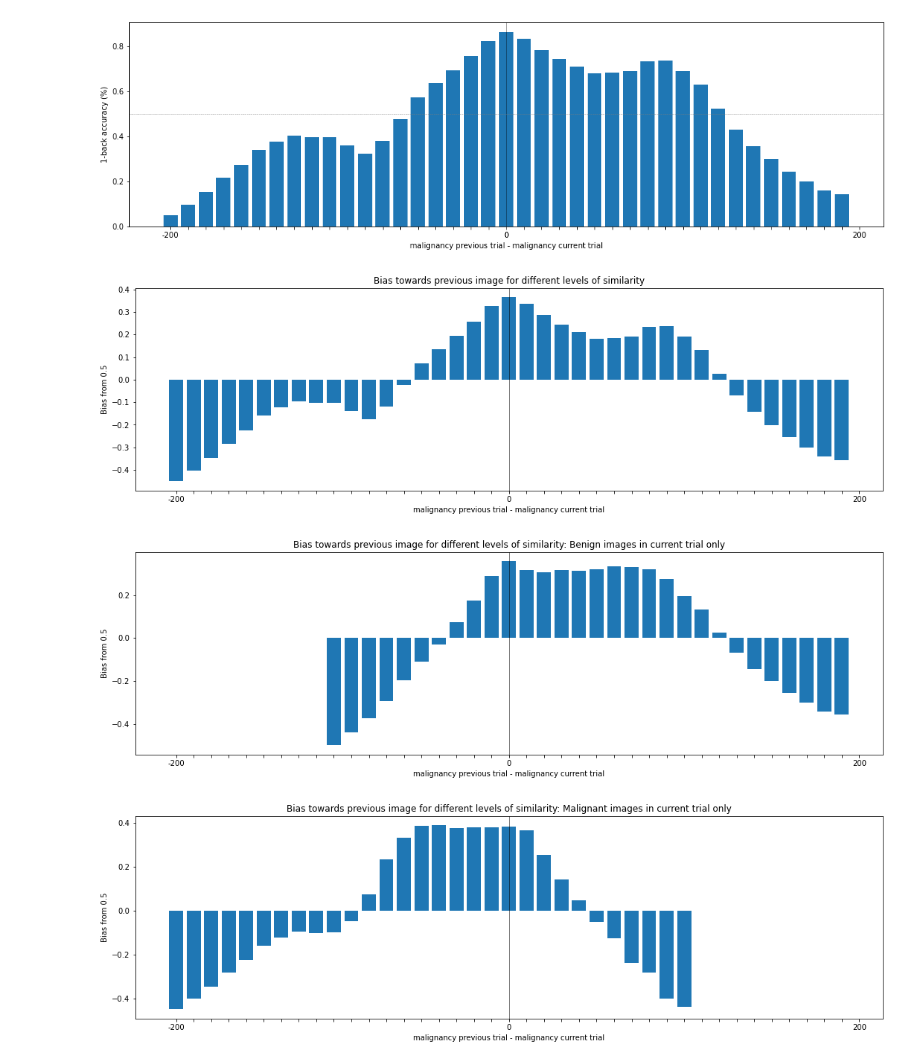
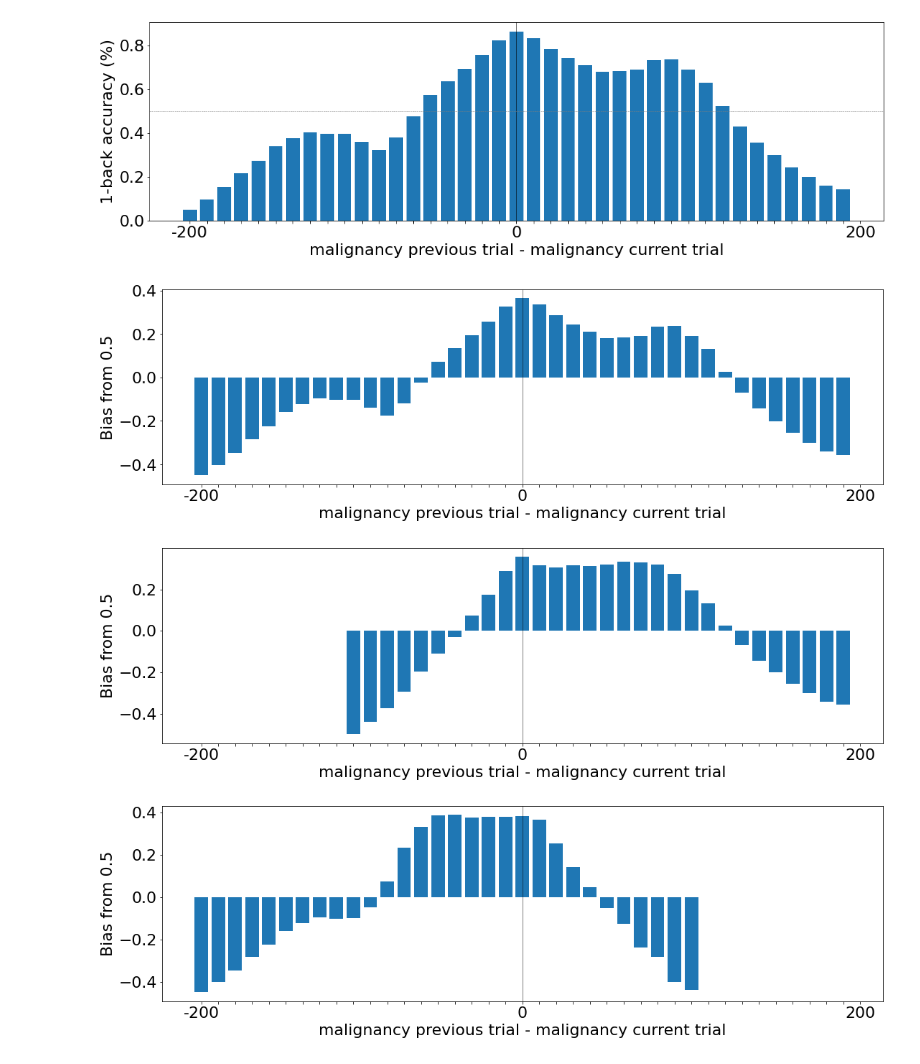
Before and after one commit to WhitneyLab/Serial_Dependence_Analysis_Base, a Jupyter notebook: analysis_app_data/feature_tuning.ipynb, the cells around one changed output. Saved outputs shown, nothing was run; the diff lists cells and outputs as text; code cells hidden in the pictures.

```diff
--- a/analysis_app_data/feature_tuning.ipynb
+++ b/analysis_app_data/feature_tuning.ipynb
@@ -5,6 +5,7 @@ import pdb
 from datetime import datetime, timedelta
 from dis import dis
 import matplotlib.pyplot as plt
+plt.rcParams.update({'font.size': 22})
 
 pd.options.mode.chained_assignment = None  # default='warn'
 
@@ -84,32 +91,32 @@ plt.show()
 # x-axis: -200: Previous image was very benign, 200: Previous image was very malignant
 # y-axis: above 0.5 SD is apparent
 # %% [output]
-[figure, old version]
+[figure, new version]
 # %%
 # PLOT 2: Similarity Barplot over all trials
 y = data_per_bin['1back_accuracy']
 y = y-0.5
 x = data_per_bin.index
 y_pos = np.arange(len(x))
 plt.figure(figsize=(18, 5))
 x_labels = ['']*(len(x)+1)
 x_labels[0] = -200
 x_labels[19] = 0
 x_labels[39] = 200
 plt.xticks(np.arange(len(x)+1),x_labels)
 plt.bar(y_pos, y)
 plt.ylabel('Bias from 0.5')
 plt.xlabel('malignancy previous trial - malignancy current trial')
-plt.title('Bias towards previous image for different levels of similarity')
+#plt.title('Bias towards previous image for different levels of similarity')
 
 plt.axvline(x=19,linewidth=0.5, color='black')
 
 plt.show()
 
 # x-axis: -200: Previous image was very benign, 200: Previous image was very malignant
 # y-axis: -0.5: Bias away from previous image, 0.5: Bias towards previous images
 # %% [output]
-[figure, old version]
+[figure, new version]
 # %%
 # PLOT 3: Similarity Barplot FOR NEVUS IN CURRENT TRIAL ONLY
 
@@ -130,7 +137,7 @@ plt.xticks(np.arange(len(x)+1),x_labels)
 plt.bar(y_pos, y)
 plt.ylabel('Bias from 0.5')
 plt.xlabel('malignancy previous trial - malignancy current trial')
-plt.title('Bias towards previous image for different levels of similarity: Benign images in current trial only')
+#plt.title('Bias towards previous image for different levels of similarity: Benign images in current trial only')
 
 plt.axvline(x=19,linewidth=0.5, color='black')
 
@@ -139,7 +146,7 @@ plt.show()
 # x-axis: -200: Previous image was very benign, 200: Previous image was very malignant
 # y-axis: -0.5: Bias away from previous image, 0.5: Bias towards previous images
 # %% [output]
-[figure, old version]
+[figure, new version]
 # %%
 # PLOT 4: Similarity Barplot FOR MELANOMA IN CURRENT TRIAL ONLY
 
@@ -160,7 +167,7 @@ plt.xticks(np.arange(len(x)+1),x_labels)
 plt.bar(y_pos, y)
 plt.ylabel('Bias from 0.5')
 plt.xlabel('malignancy previous trial - malignancy current trial')
-plt.title('Bias towards previous image for different levels of similarity: Malignant images in current trial only')
+#plt.title('Bias towards previous image for different levels of similarity: Malignant images in current trial only')
 
 plt.axvline(x=19,linewidth=0.5, color='black')
 
@@ -169,6 +176,6 @@ plt.show()
 # x-axis: -200: Previous image was very benign, 200: Previous image was very malignant
 # y-axis: -0.5: Bias away from previous image, 0.5: Bias towards previous images
 # %% [output]
-[figure, old version]
+[figure, new version]
 # %%
 data.to_csv('prepped_data.csv')
```
Also changed, not shown: parts of 1 cell of this notebook, 6 other files.
